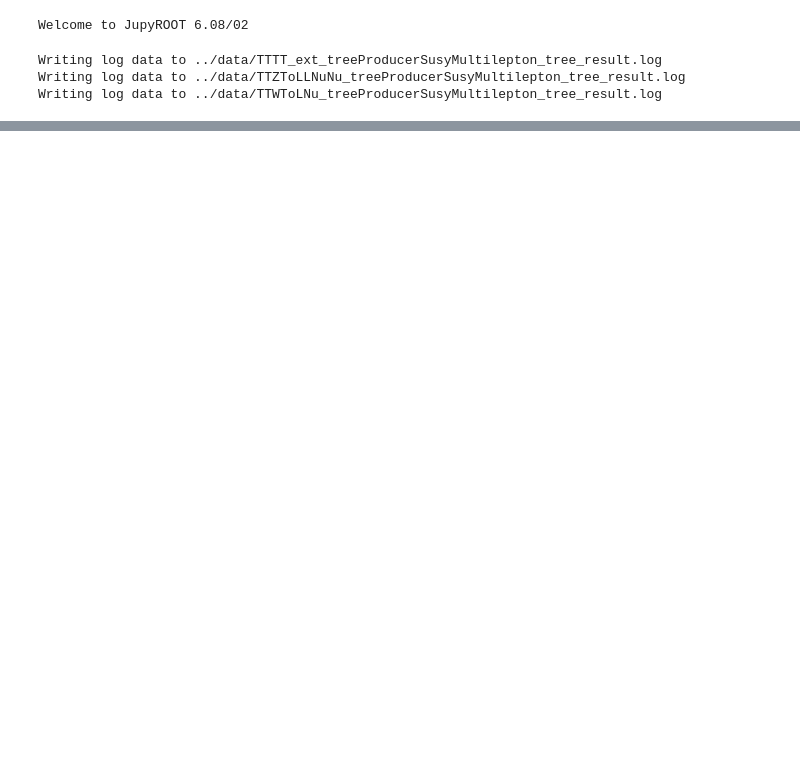
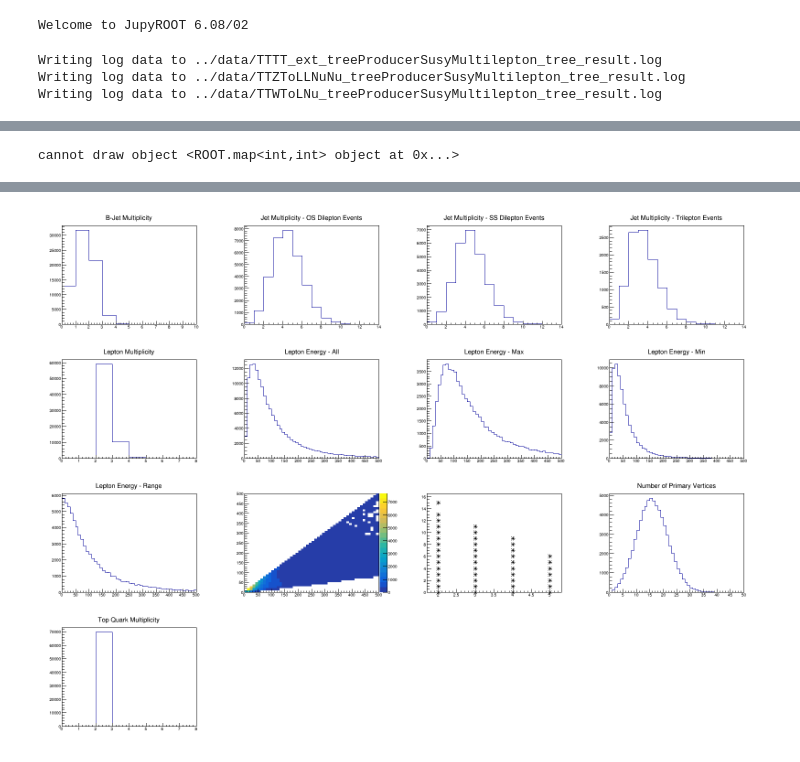
Before and after one commit to cfangmeier/TTTT, a Jupyter notebook: python/TTTT_Analysis.ipynb, the cells around one changed output, grey strips where cells are left out. Saved outputs shown, nothing was run; the diff lists cells and outputs as text; code cells hidden in the pictures; blank space fills up the shorter version.

```diff
--- a/python/TTTT_Analysis.ipynb
+++ b/python/TTTT_Analysis.ipynb
@@ -71,0 +39,5 @@ can.Draw()
+# %%
+hists_TTW.draw(can)
+can.Draw()
+# %% [output]
+cannot draw object <ROOT.map<int,int> object at 0x...>
@@ -72,3 +45,4 @@ can.Draw()
+[figure, added]
 # %%
 can.Clear()
 hists, labels = zip(*[(h.b_jet_count, h.sample_name) for h in [hists_TTTT, hists_TTZ, hists_TTW]])
```
Also changed, not shown: parts of 11 cells of this notebook, 9 other files.
